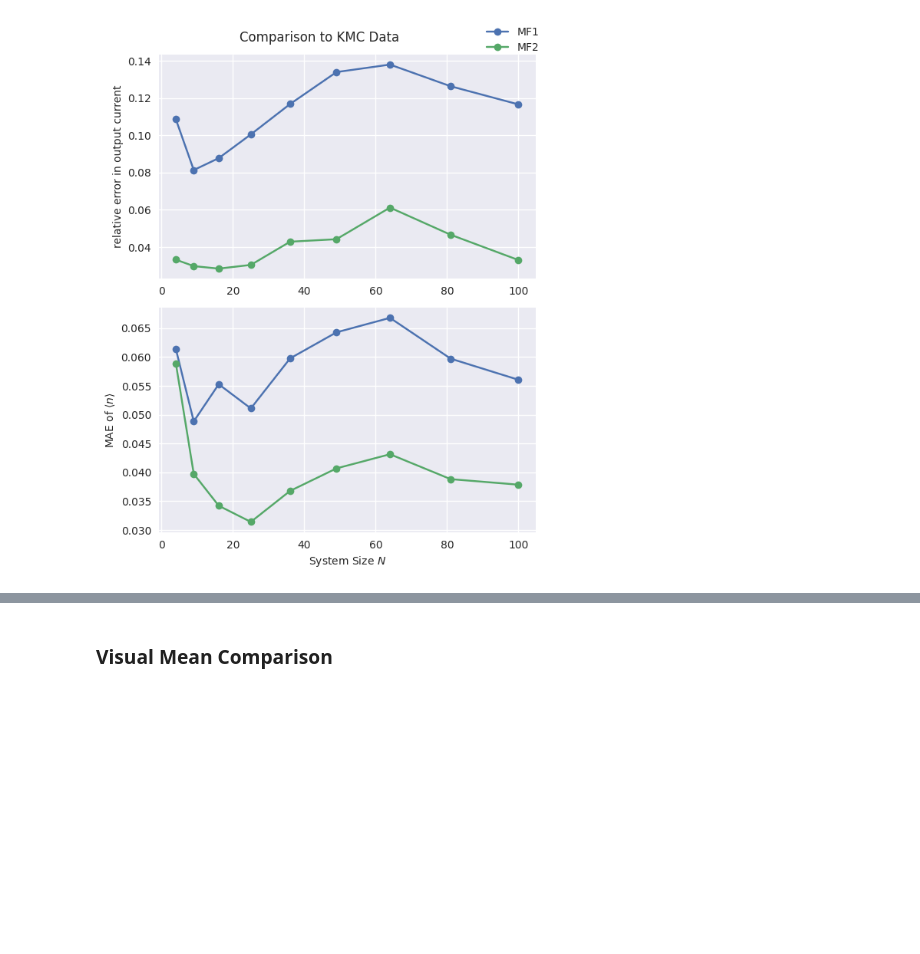
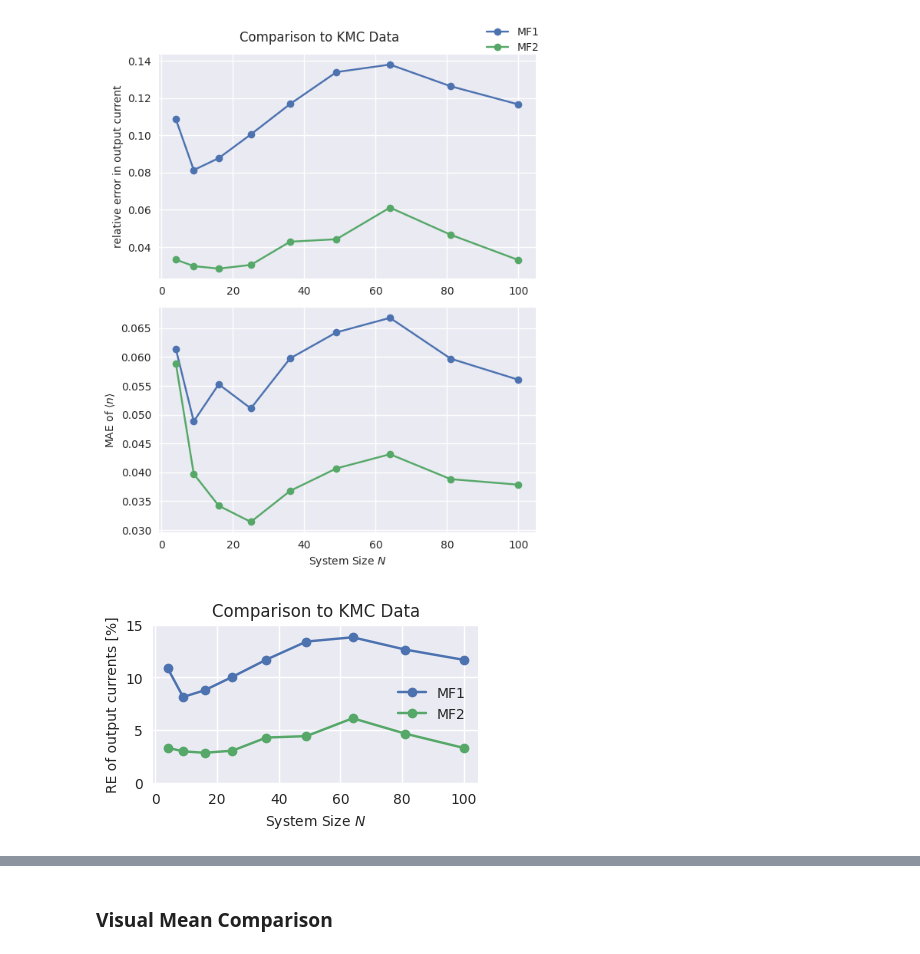
Before and after one commit to evanwonisch/NanoNetsMF, a Jupyter notebook: run/large_sys_comparison/comparison.ipynb, the cells around one changed output, grey strips where cells are left out. Saved outputs shown, nothing was run; the diff lists cells and outputs as text; code cells hidden in the pictures; blank space fills up the shorter version.

```diff
--- a/run/large_sys_comparison/comparison.ipynb
+++ b/run/large_sys_comparison/comparison.ipynb
@@ -159,3 +159,17 @@ f.tight_layout(pad = 1)
 plt.savefig("../../output/large_sys/accuracy.pdf")
 # %% [output]
 [figure]
+# %%
+plt.figure(figsize=set_size(fraction=0.7))
+plt.plot(net_sizes**2, np.array(rel_errs)*100, marker = "o", label = "MF1")
+plt.plot(net_sizes**2, np.array(rel_errs_2)*100, marker = "o", label = "MF2")
+plt.ylabel("RE of output currents [%]")
+plt.xlabel("System Size $N$")
+
+plt.ylim(0,15)
+plt.title("Comparison to KMC Data")
+plt.legend()
+plt.tight_layout(pad = 1)
+plt.savefig("../../output/large_sys/accuracy_current.pdf")
+# %% [output]
+[figure, added]
```
Also changed, not shown: parts of 1 cell of this notebook, 31 other files.
